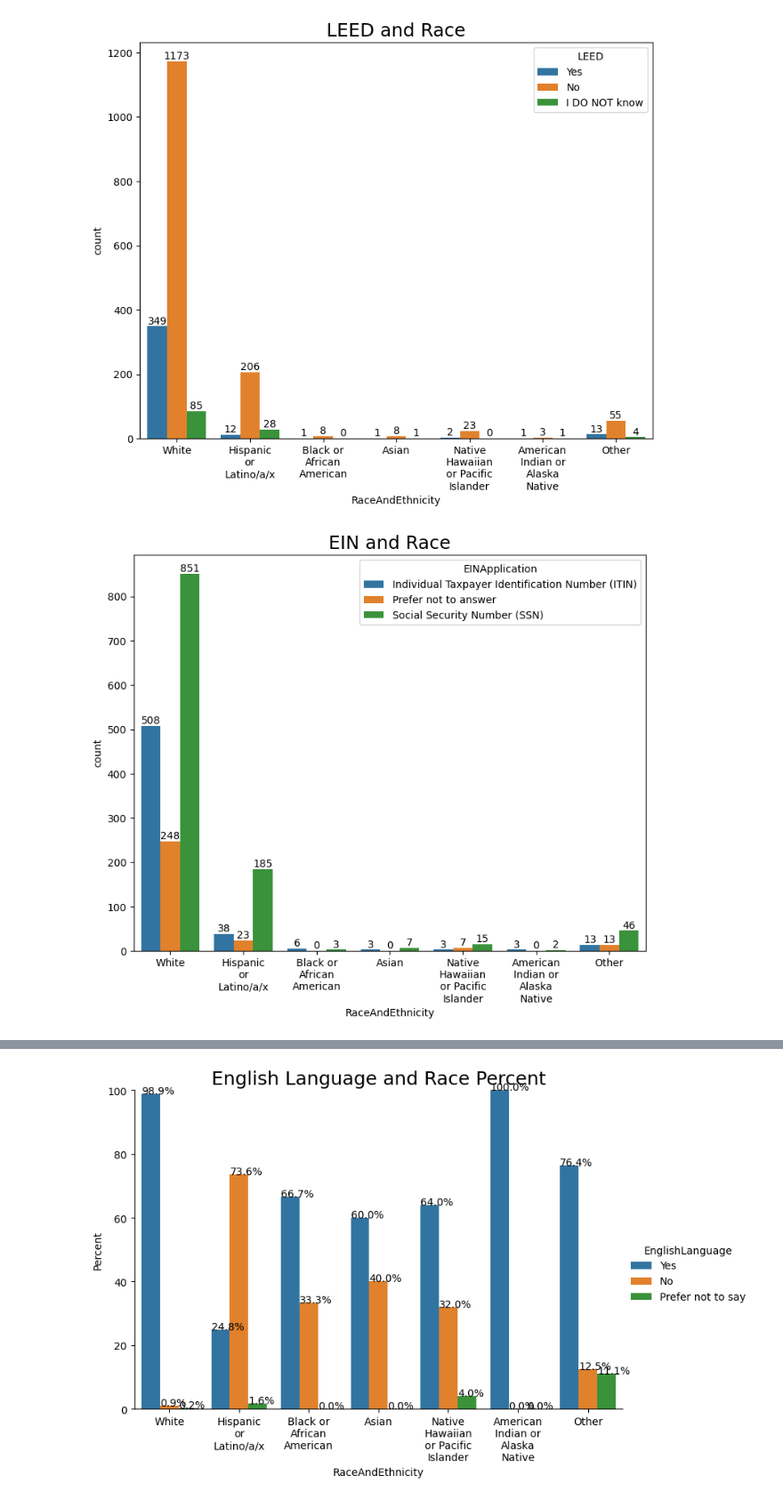
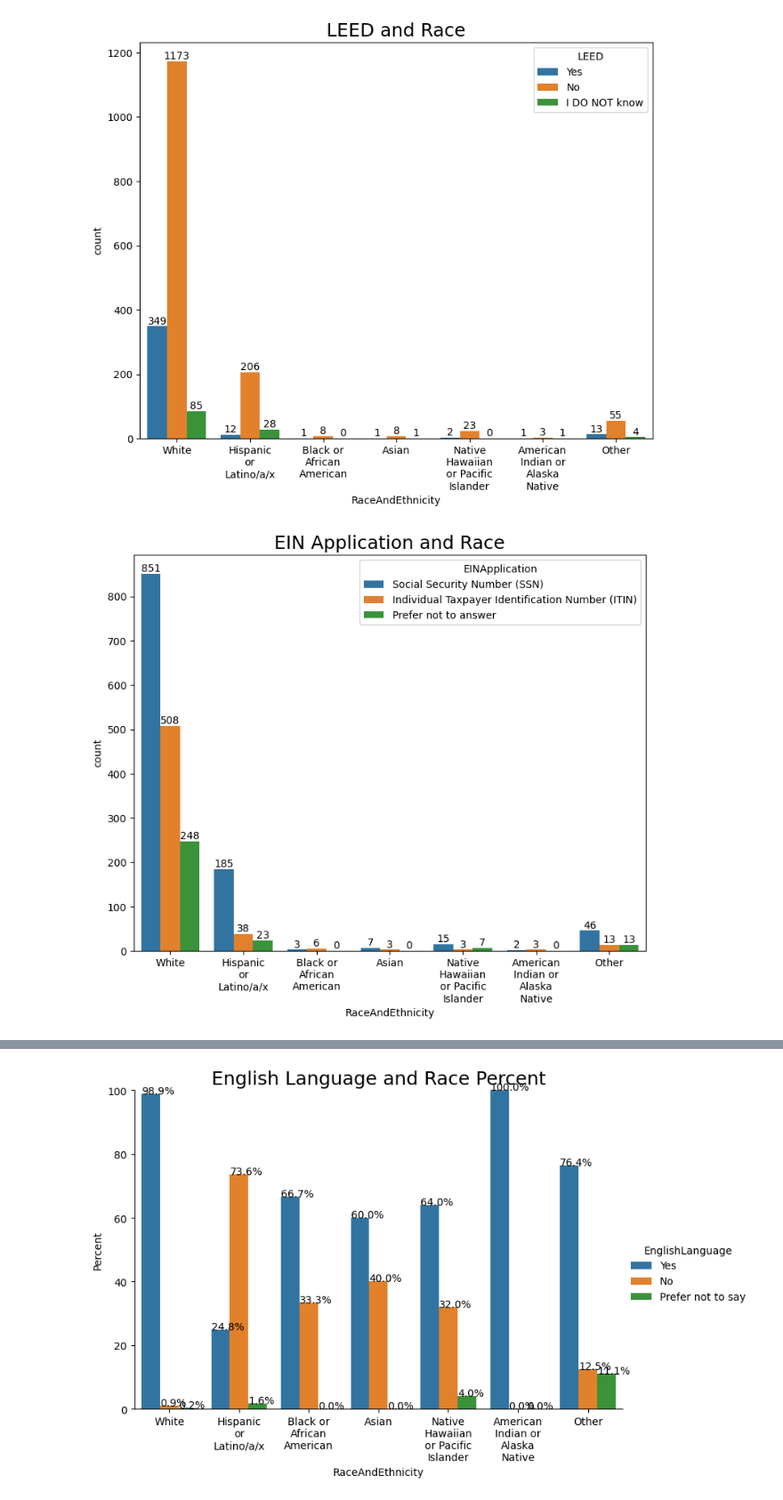
Before and after one commit to ramirezzzluisss/pythonprojects, a Jupyter notebook: HonorsThesis.ipynb, the cells around one changed output, grey strips where cells are left out. Shown at 89% size. Cells and saved outputs as stored; diff of their text form; code cells hidden in the pictures.

```diff
--- a/HonorsThesis.ipynb
+++ b/HonorsThesis.ipynb
@@ -93,7 +92,7 @@ df.head(15)
 # clean data
 df.rename(columns = {'Q2':'LicenseClassification',
                      'Q3':'EntityType',
-                     'Q4':'LatinxShareholders',
+                     'Q4':'LatinxOwned',
                      'Q5':'Age',
                      'Q6':'YearsofExperience',
                      'Q7':'ConstructionFocus',
@@ -386,6 +390,12 @@ plt.title('Education and Race Percent', fontsize=18)
 wrap_labels(g.ax, 10)
 # %% [output]
 [figure]
+# %%
+df_clean['EntityType'] = pd.Categorical(df_clean['EntityType'],
+                                         categories = ['Sole Proprietorship', 'Limited Liability Company', 'Corporation',
+                                                       'General Partnership', 'Limited Partnership', 'Limited Liability Partnership',
+                                                       'Limited Liability Limited Partnership', 'Business Trust'],
+                                         ordered = True)
 # %%
 plt.figure(figsize=(9,7))
 
@@ -409,10 +412,3 @@ array(['Limited Liability Partnership', 'Corporation',
-# %%
-df_clean['EntityType'] = pd.Categorical(df_clean['EntityType'],
-                                         categories = ['Sole Proprietorship', 'Limited Liability Company',
-                                                       'Corporation', 'Limited Partnership', 'Limited Liability Partnership',
-                                                       'Limited Liability Limited Partnership', 'General Partnership',
-                                                       'Business Trust'],
-                                         ordered = True)
 # %%
 # convert to percentages
 new_df = df_clean.groupby('RaceAndEthnicity')['EntityType'].value_counts(normalize=True)
@@ -458,16 +454,22 @@ for container in ax.containers:
 wrap_labels(ax, 10)
 # %% [output]
 [figure]
+# %%
+df_clean['EINApplication'] = pd.Categorical(df_clean['EINApplication'],
+                                         categories = ['Social Security Number (SSN)',
+                                                       'Individual Taxpayer Identification Number (ITIN)',
+                                                       'Prefer not to answer'],
+                                         ordered = True)
 # %%
 plt.figure(figsize=(9,7))
 
 ax = sns.countplot(x = 'RaceAndEthnicity', hue = 'EINApplication', data = df_clean)
 #Add title
-plt.title('EIN and Race', fontsize=18)
+plt.title('EIN Application and Race', fontsize=18)
 
 for container in ax.containers:
     ax.bar_label(container)
 
 wrap_labels(ax, 10)
 # %% [output]
-[figure, old version]
+[figure, new version]
```
Also changed, not shown: parts of 47 cells of this notebook.
